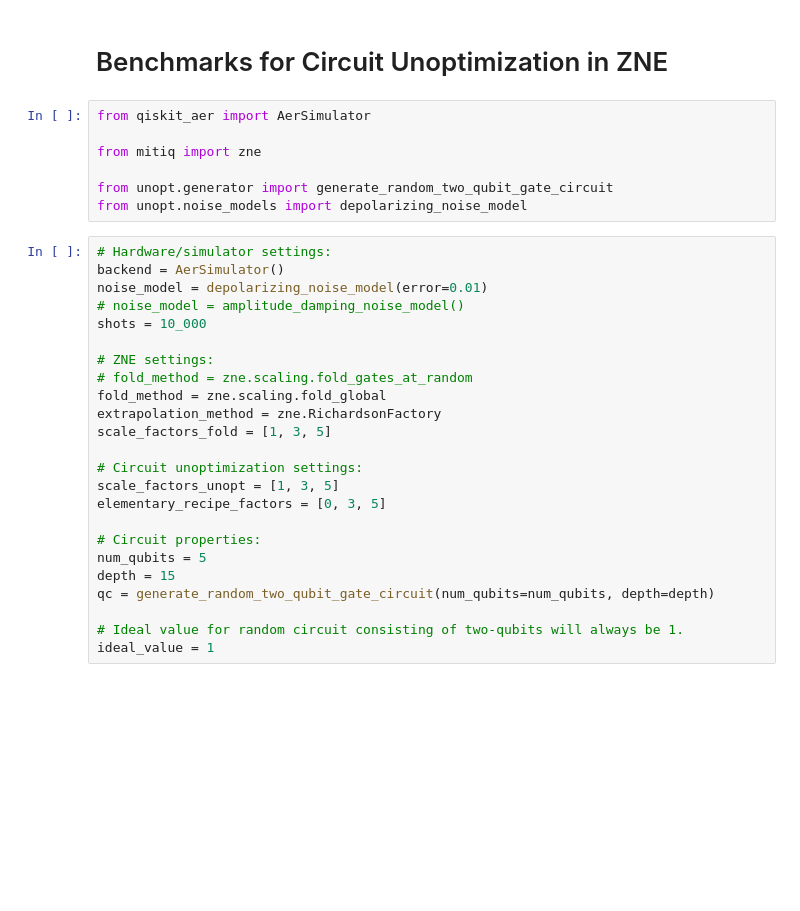
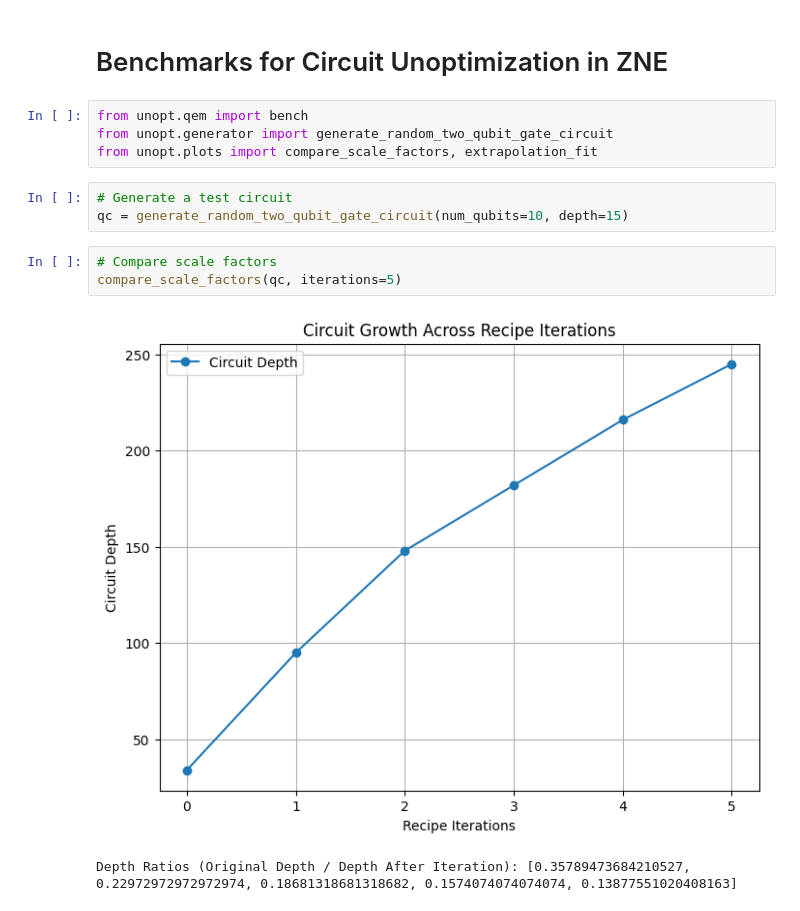
Before and after one commit to unitaryfund/circuit-unoptimization, a Jupyter notebook: notebooks/zne_benchmarks.ipynb, the cells around one changed output. Saved outputs shown, nothing was run; the diff lists cells and outputs as text; blank space fills up the shorter version.

Commit message:
Adding to plots.

```diff
--- a/notebooks/zne_benchmarks.ipynb
+++ b/notebooks/zne_benchmarks.ipynb
@@ -1,33 +1,15 @@
 # %% [markdown]
 # Benchmarks for Circuit Unoptimization in ZNE
 # %%
-from qiskit_aer import AerSimulator
-
-from mitiq import zne
-
+from unopt.qem import bench
 from unopt.generator import generate_random_two_qubit_gate_circuit
-from unopt.noise_models import depolarizing_noise_model
+from unopt.plots import compare_scale_factors, extrapolation_fit
 # %%
-# Hardware/simulator settings:
-backend = AerSimulator()
-noise_model = depolarizing_noise_model(error=0.01)
-# noise_model = amplitude_damping_noise_model()
-shots = 10_000
-
-# ZNE settings:
-# fold_method = zne.scaling.fold_gates_at_random
-fold_method = zne.scaling.fold_global
-extrapolation_method = zne.RichardsonFactory
-scale_factors_fold = [1, 3, 5]
-
-# Circuit unoptimization settings:
-scale_factors_unopt = [1, 3, 5]
-elementary_recipe_factors = [0, 3, 5]
-
-# Circuit properties:
-num_qubits = 5
-depth = 15
-qc = generate_random_two_qubit_gate_circuit(num_qubits=num_qubits, depth=depth)
-
-# Ideal value for random circuit consisting of two-qubits will always be 1.
-ideal_value = 1
+# Generate a test circuit
+qc = generate_random_two_qubit_gate_circuit(num_qubits=10, depth=15)
+# %%
+# Compare scale factors
+compare_scale_factors(qc, iterations=5)
+# %% [output]
+[figure, added]
+Depth Ratios (Original Depth / Depth After Iteration): [0.35789473684210527, 0.22972972972972974, 0.18681318681318682, 0.1574074074074074, 0.13877551020408163]
```
Also changed, not shown: parts of 3 cells of this notebook, 3 other files.
